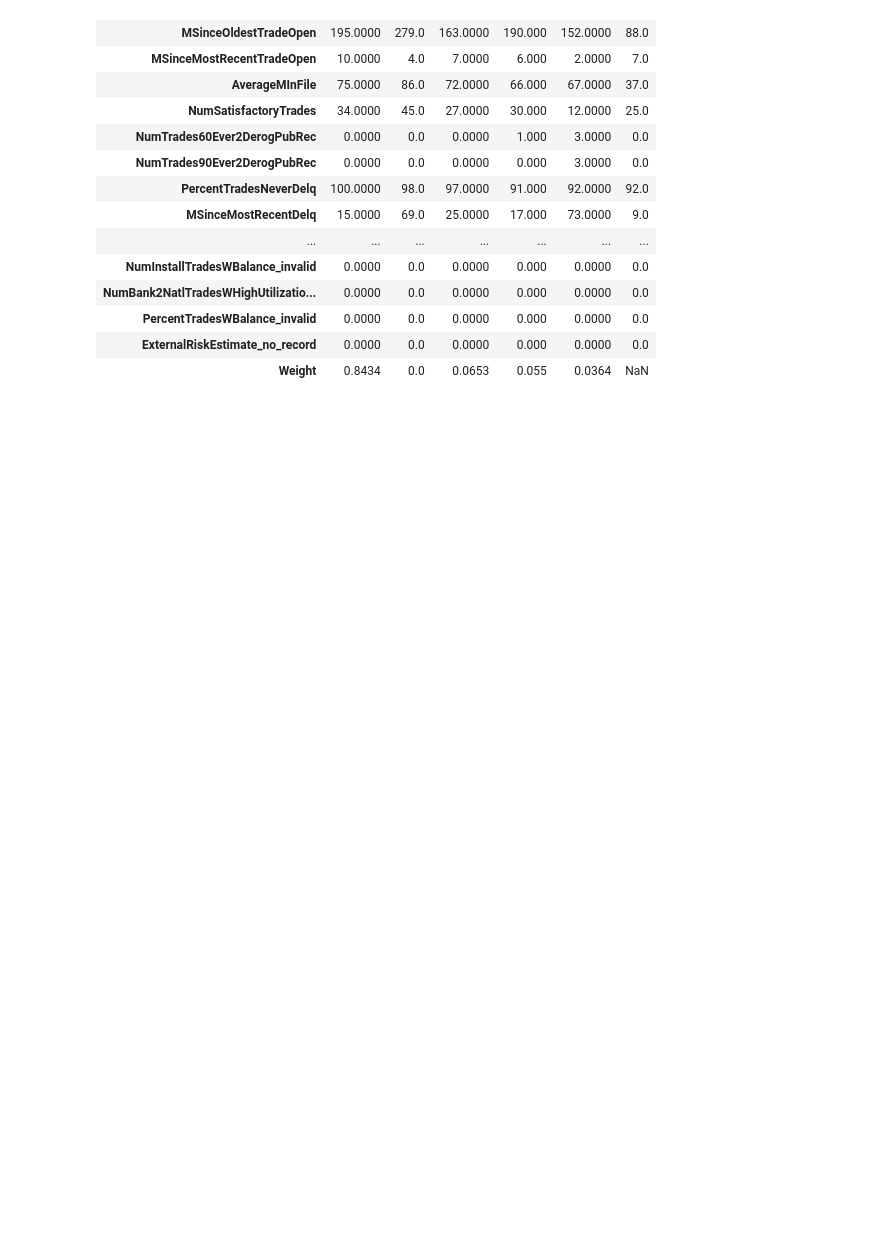
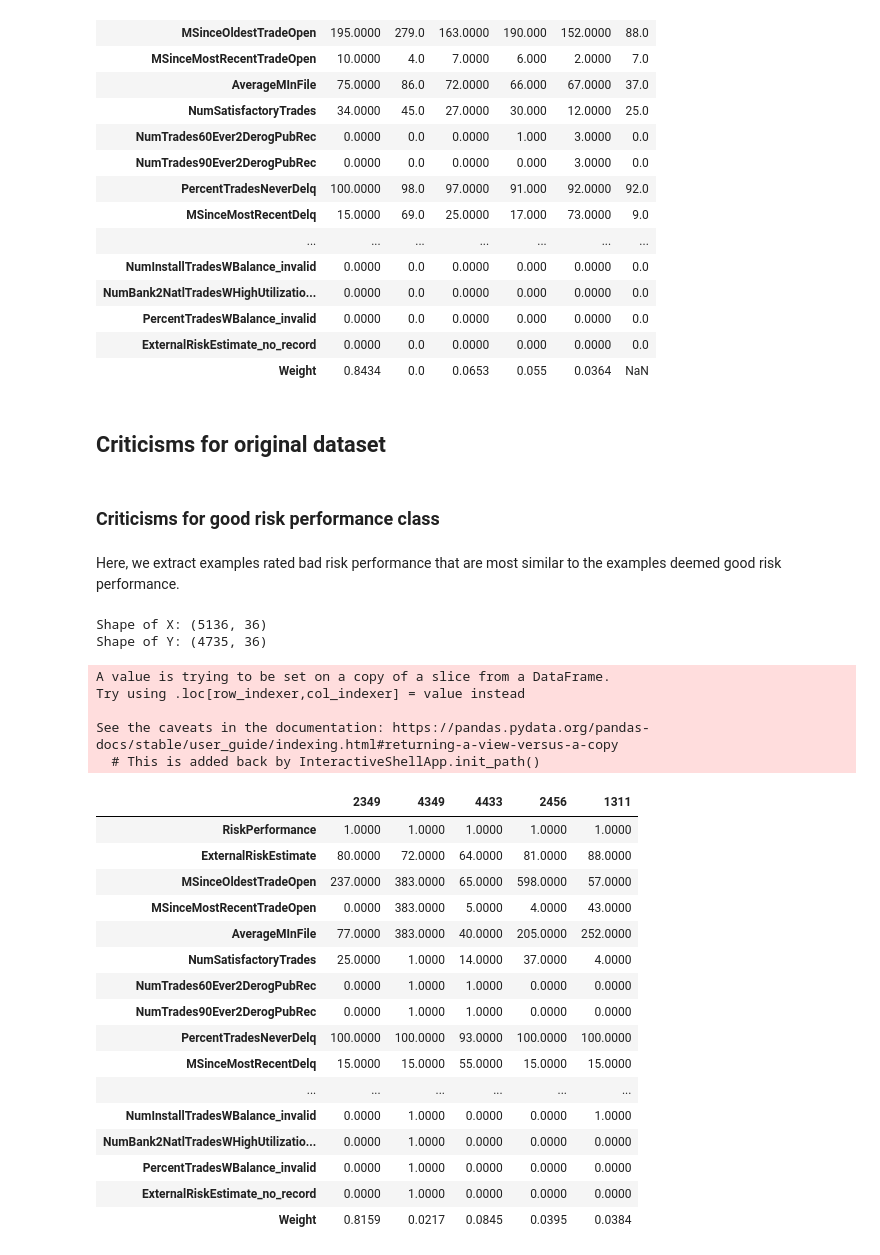
Before and after one commit to felixpeters/ethical-ai-tooling, a Jupyter notebook: nbs/02_Prototypes_and_Criticisms.ipynb, the cells around one changed output. Saved outputs shown, nothing was run; the diff lists cells and outputs as text; code cells hidden in the pictures; blank space fills up the shorter version.

Commit message:
add criticisms for HELOC dataset

```diff
--- a/nbs/02_Prototypes_and_Criticisms.ipynb
+++ b/nbs/02_Prototypes_and_Criticisms.ipynb
@@ -160,3 +160,47 @@ See the caveats in the documentation: https://pandas.pydata.org/pandas-docs/stab
 | PercentTradesWBalance_invalid | 0.0000 | 0.0 | 0.0000 | 0.000 | 0.0000 | 0.0 |
 | ExternalRiskEstimate_no_record | 0.0000 | 0.0 | 0.0000 | 0.000 | 0.0000 | 0.0 |
 | Weight | 0.8434 | 0.0 | 0.0653 | 0.055 | 0.0364 | NaN |
+# %% [markdown]
+## Criticisms for original dataset
+# %% [markdown]
+### Criticisms for good risk performance class
+# %% [markdown]
+Here, we extract examples rated bad risk performance that are most similar to the examples deemed good risk performance.
+# %%
+X = data_bad.values
+Y = data_good.values
+
+print(f"Shape of X: {X.shape}")
+print(f"Shape of Y: {Y.shape}")
+
+exp = ProtodashExplainer()
+(weights, protos, obj_fn_vals) = exp.explain(Y, X, m=5)
+
+proto_df = data_bad.iloc[protos]
+proto_df["Weight"] = np.around(weights / np.sum(weights), 4)
+proto_df.transpose()
+# %% [output]
+Shape of X: (5136, 36)
+Shape of Y: (4735, 36)
+A value is trying to be set on a copy of a slice from a DataFrame.
+Try using .loc[row_indexer,col_indexer] = value instead
+
+See the caveats in the documentation: https://pandas.pydata.org/pandas-docs/stable/user_guide/indexing.html#returning-a-view-versus-a-copy
+  # This is added back by InteractiveShellApp.init_path()
+|  | 2349 | 4349 | 4433 | 2456 | 1311 |
+| RiskPerformance | 1.0000 | 1.0000 | 1.0000 | 1.0000 | 1.0000 |
+| ExternalRiskEstimate | 80.0000 | 72.0000 | 64.0000 | 81.0000 | 88.0000 |
+| MSinceOldestTradeOpen | 237.0000 | 383.0000 | 65.0000 | 598.0000 | 57.0000 |
+| MSinceMostRecentTradeOpen | 0.0000 | 383.0000 | 5.0000 | 4.0000 | 43.0000 |
+| AverageMInFile | 77.0000 | 383.0000 | 40.0000 | 205.0000 | 252.0000 |
+| NumSatisfactoryTrades | 25.0000 | 1.0000 | 14.0000 | 37.0000 | 4.0000 |
+| NumTrades60Ever2DerogPubRec | 0.0000 | 1.0000 | 1.0000 | 0.0000 | 0.0000 |
+| NumTrades90Ever2DerogPubRec | 0.0000 | 1.0000 | 1.0000 | 0.0000 | 0.0000 |
+| PercentTradesNeverDelq | 100.0000 | 100.0000 | 93.0000 | 100.0000 | 100.0000 |
+| MSinceMostRecentDelq | 15.0000 | 15.0000 | 55.0000 | 15.0000 | 15.0000 |
+| ... | ... | ... | ... | ... | ... |
+| NumInstallTradesWBalance_invalid | 0.0000 | 1.0000 | 0.0000 | 0.0000 | 1.0000 |
+| NumBank2NatlTradesWHighUtilizatio... | 0.0000 | 1.0000 | 0.0000 | 0.0000 | 0.0000 |
+| PercentTradesWBalance_invalid | 0.0000 | 1.0000 | 0.0000 | 0.0000 | 0.0000 |
+| ExternalRiskEstimate_no_record | 0.0000 | 1.0000 | 0.0000 | 0.0000 | 0.0000 |
+| Weight | 0.8159 | 0.0217 | 0.0845 | 0.0395 | 0.0384 |
```
Also changed, not shown: parts of 2 cells of this notebook.
